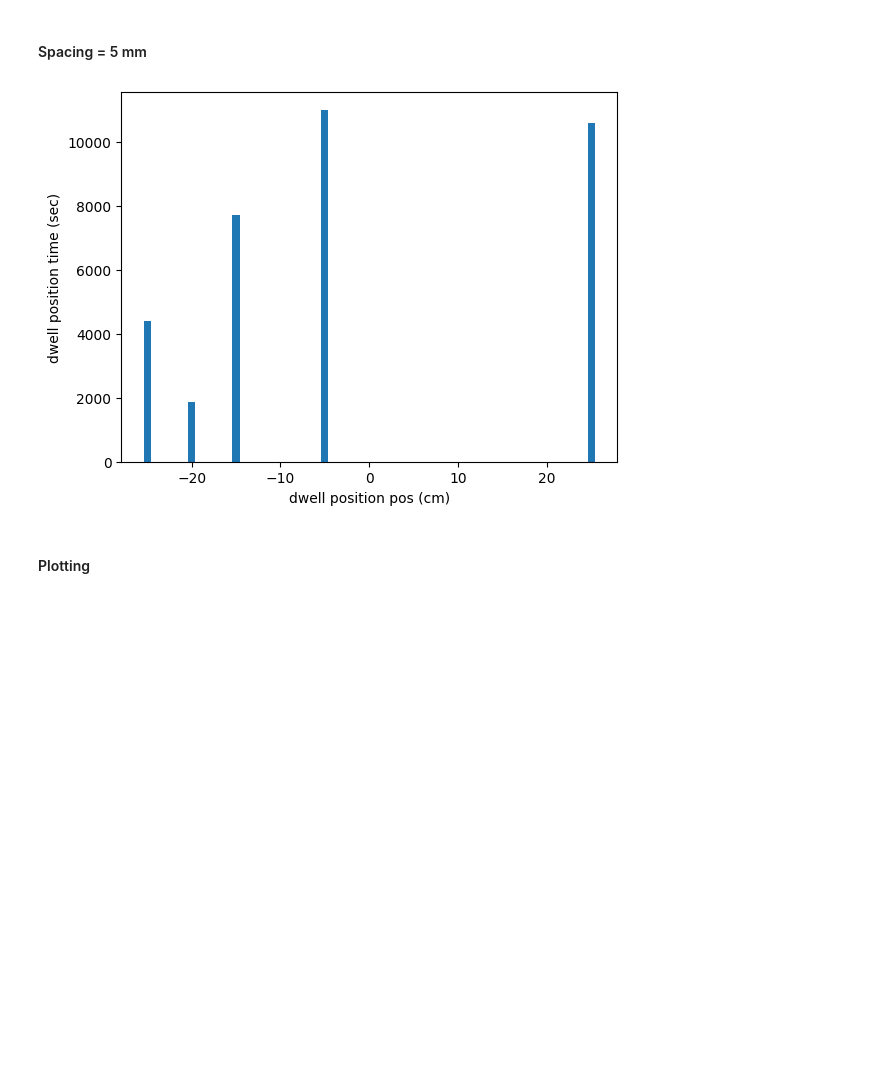
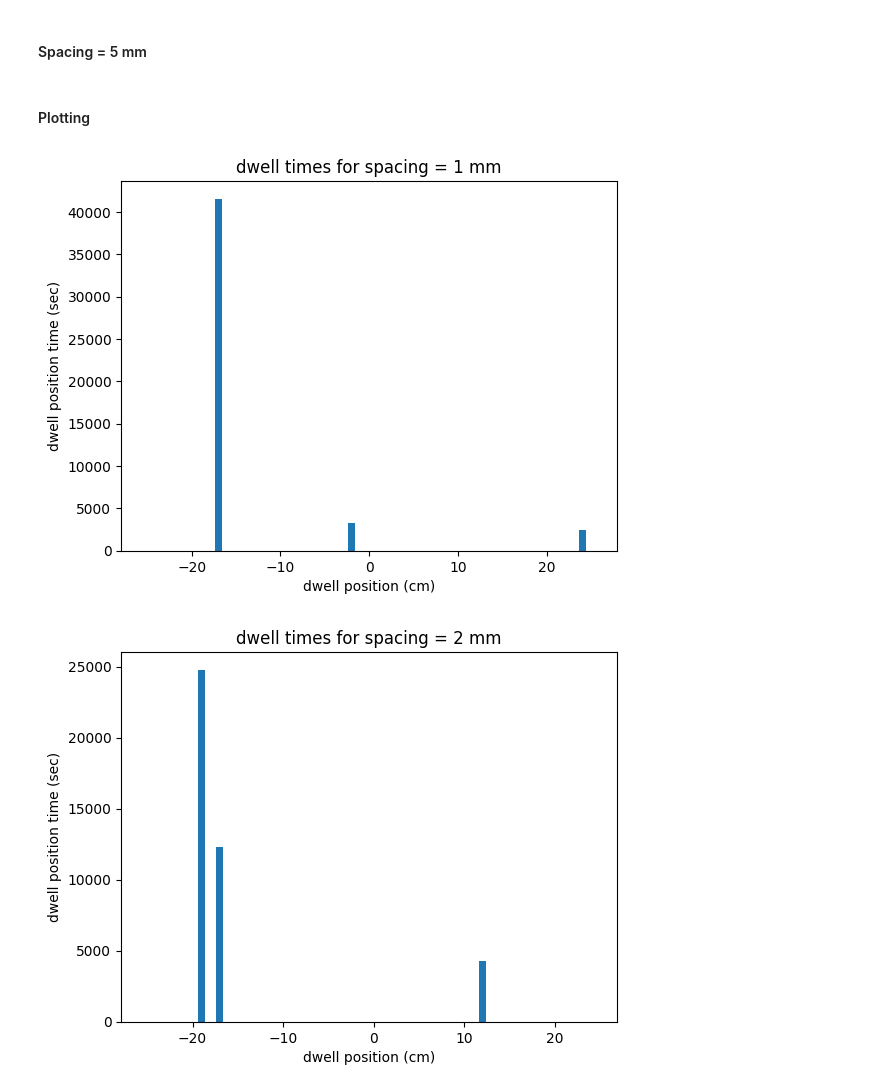
Before and after one commit to seandiscovery/modulated_shielding, a Jupyter notebook: dwell_time/experiments/results/exp_1-5mm_1e6_results.ipynb, the cells around one changed output. Drawn from its saved outputs; the diff is of its cells as text; code cells hidden in the pictures; blank space fills up the shorter version.

```diff
--- a/dwell_time/experiments/results/exp_1-5mm_1e6_results.ipynb
+++ b/dwell_time/experiments/results/exp_1-5mm_1e6_results.ipynb
@@ -49,7 +56,7 @@ func_2, x_2, __ = linear_penalty(D_min, D_max, M_l, M_u, num_dose_points, num_dw
 # %% [markdown]
 #### Spacing = 3 mm
 # %%
-num_dwell_pos_3 = 17
+num_dwell_pos_3 = 18
 
 # Unpack the dose rate matrix from the locally stored file
 D_3 = np.load("D_3mmSpace_1e6.npy")
@@ -58,7 +65,7 @@ func_3, x_3, __ = linear_penalty(D_min, D_max, M_l, M_u, num_dose_points, num_dw
 # %% [markdown]
 #### Spacing = 4 mm
 # %%
-num_dwell_pos_4 = 13
+num_dwell_pos_4 = 14
 
 # Unpack the dose rate matrix from the locally stored file
 D_4 = np.load("D_4mmSpace_1e6.npy")
@@ -76,29 +83,33 @@ func_5, x_5, __ = linear_penalty(D_min, D_max, M_l, M_u, num_dose_points, num_dw
 # %%
 # Plot dwell time vs dwell position index
 dwell_pos_cm5 = np.array([x for x in np.arange(-25, 26, 5)])
-dwell_pos_time5 = x_5[0:num_dwell_pos_5]
+#dwell_pos_time5 = x_5[0:num_dwell_pos_5]
 # Save dwell position times for portability to another sheet
 #np.save("dwell_pos_time_1mm.npy", dwell_pos_time)
 
-fig5, ax5 = plt.subplots()
-ax5.bar(dwell_pos_cm5, dwell_pos_time5)
-ax5.set_xlabel('dwell position pos (cm)')
-ax5.set_ylabel('dwell position time (sec)')
-plt.show()
+#fig5, ax5 = plt.subplots()
+#ax5.bar(dwell_pos_cm5, x_5)
+#ax5.set_xlabel('dwell position pos (cm)')
+#ax5.set_ylabel('dwell position time (sec)')
+#plt.show()
-# %% [output]
-[figure, removed]
 # %% [markdown]
 #### Plotting
 # %%
-results = np.array([x_1, x_2, x_3, x_4, x_5])
+results = (x_1, x_2, x_3, x_4, x_5)
 
 for i, x in enumerate(results):
-    dwell_pos_cm = np.array([x for x in np.arange(-25, 26, i+1)])
-    dwell_pos_time = x_1[0:np.shape(x)[0]]
+    cm_1 = np.array([x for x in np.arange(-25, 0, i+1)])
+    cm_2 = np.array([x for x in np.arange(0, 26, i+1)])
+    dwell_pos_cm = np.hstack((cm_1, cm_2))
+
+    #dwell_pos_time = x[0:np.shape(x)[0]]
 
     fig, ax = plt.subplots()
-    ax.bar(dwell_pos_cm, dwell_pos_time)
-    ax.title("dwell times for spacing = " + str(i + 1) + " mm")
-    ax.set_xlabel('dwell position pos (cm)')
+    ax.bar(dwell_pos_cm, x)
+    ax.set_title("dwell times for spacing = " + str(i + 1) + " mm")
+    ax.set_xlabel('dwell position (cm)')
     ax.set_ylabel('dwell position time (sec)')
     plt.show()
+# %% [output]
+[figure, added]
+[figure, added]
```
Also changed, not shown: parts of 2 cells of this notebook, 6 other files.
